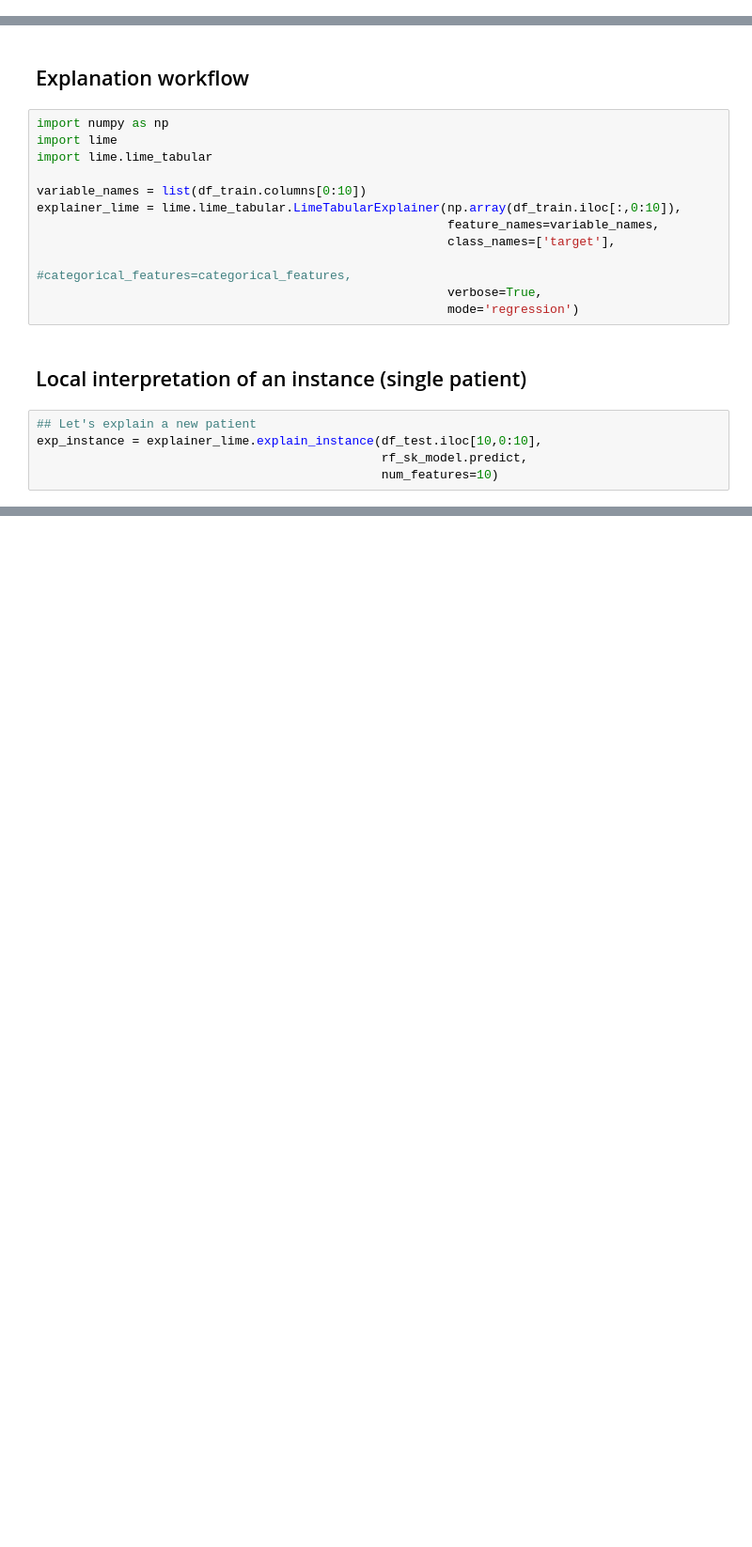
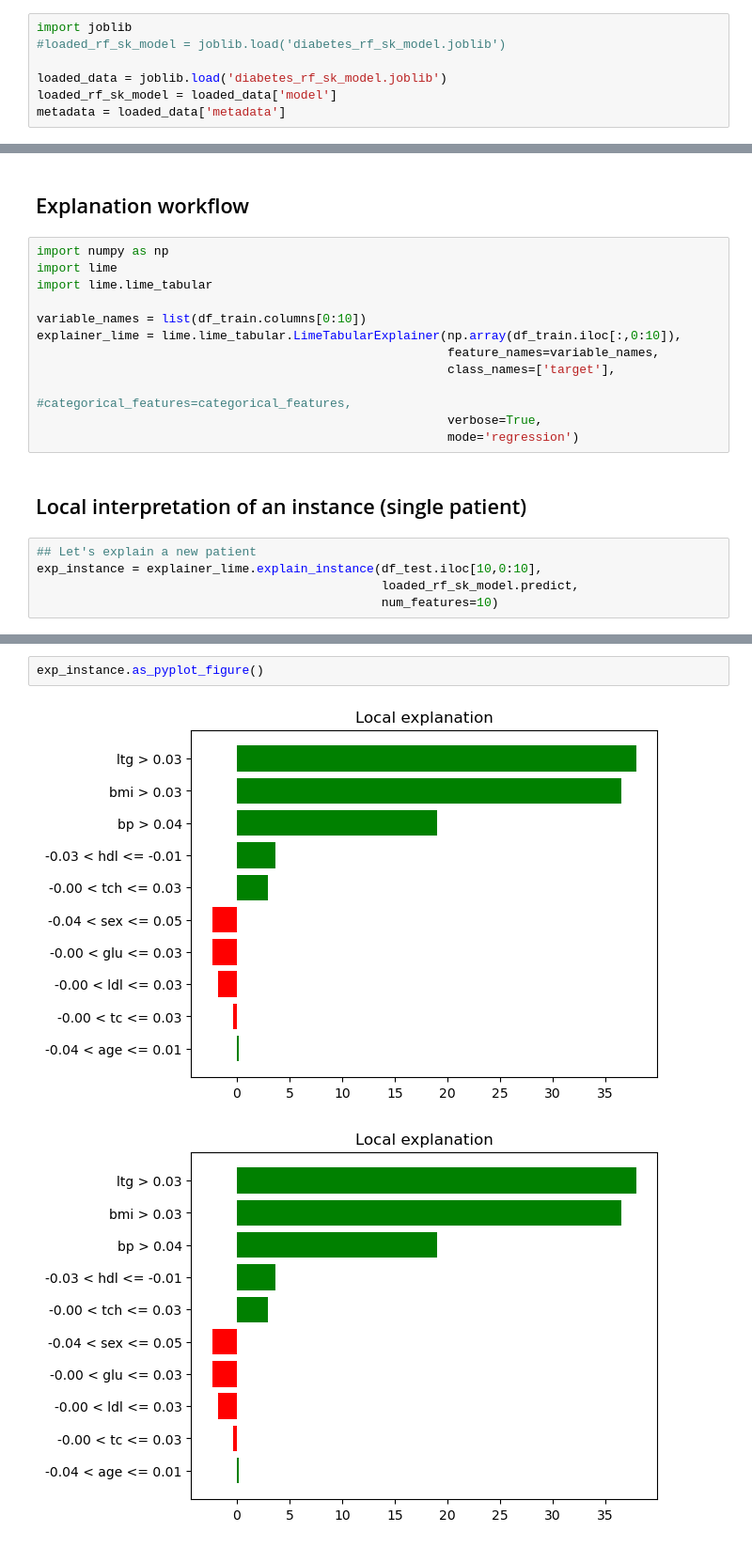
Before and after one commit to gongchang/ML_DL_Stats_Tutorials, a Jupyter notebook: xai_tutorials/03_XAI_with_LIME.ipynb, the cells around one changed output, grey strips where cells are left out. Shown at 94% size. Drawn from its saved outputs; the diff is of its cells as text; blank space fills up the shorter version.

```diff
--- a/xai_tutorials/03_XAI_with_LIME.ipynb
+++ b/xai_tutorials/03_XAI_with_LIME.ipynb
@@ -10,0 +23,7 @@ rf_sk_model = pickle.load(filehandler) #hyperopt-sklearn model
+# %%
+import joblib
+#loaded_rf_sk_model = joblib.load('diabetes_rf_sk_model.joblib')
+
+loaded_data = joblib.load('diabetes_rf_sk_model.joblib')
+loaded_rf_sk_model = loaded_data['model']
+metadata = loaded_data['metadata']
@@ -27,6 +51,6 @@ explainer_lime = lime.lime_tabular.LimeTabularExplainer(np.array(df_train.iloc[:
 # %%
 ## Let's explain a new patient
 exp_instance = explainer_lime.explain_instance(df_test.iloc[10,0:10],
-                                               rf_sk_model.predict,
+                                               loaded_rf_sk_model.predict,
                                                num_features=10)
 # %% [output]
@@ -39,0 +60,5 @@ exp_instance.show_in_notebook(show_table=True)
+# %%
+exp_instance.as_pyplot_figure()
+# %% [output]
+[figure, added]
+[figure, added]
```
Also changed, not shown: parts of 8 cells of this notebook, 9 other files.
